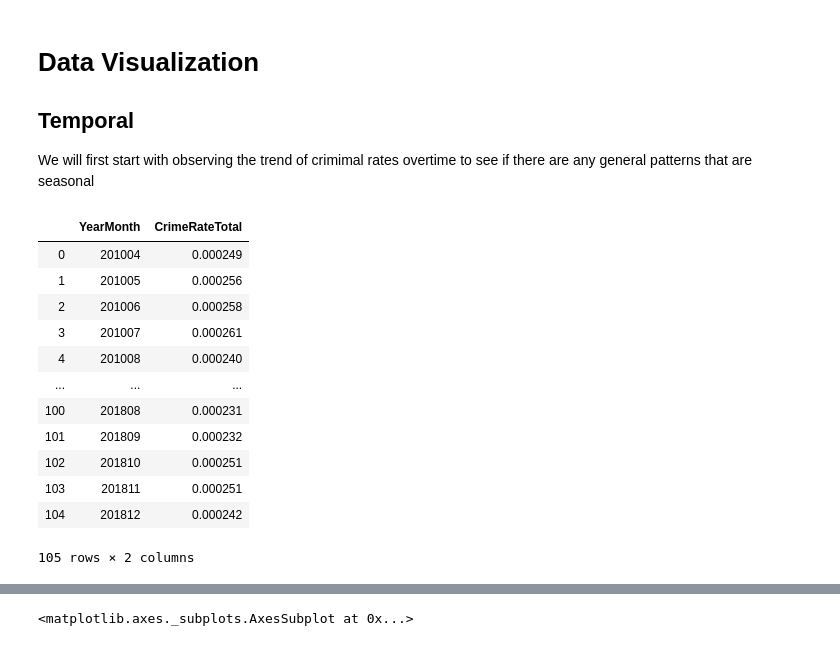
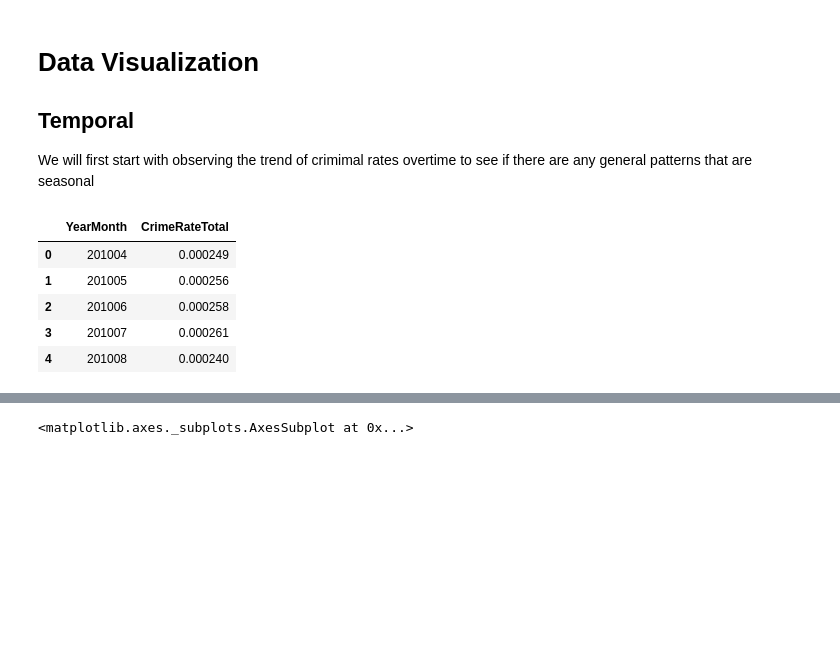
Before and after one commit to zdetor54/MSc-Data-Science, a Jupyter notebook: 01 - Visual Analytics/Individual Coursework/CrimeDataAnalysis.ipynb, the cells around one changed output, grey strips where cells are left out. Cells and saved outputs as stored; diff of their text form; code cells hidden in the pictures; blank space fills up the shorter version.

```diff
--- a/01 - Visual Analytics/Individual Coursework/CrimeDataAnalysis.ipynb
+++ b/01 - Visual Analytics/Individual Coursework/CrimeDataAnalysis.ipynb
@@ -180,21 +174,14 @@ df_crime_by_YearMonth.reset_index(inplace=True)
 df_crime_by_YearMonth = df_crime_by_YearMonth[['YearMonth','CrimeRate']]
 df_crime_by_YearMonth = df_crime_by_YearMonth.rename(columns={"CrimeRate": "CrimeRateTotal"})
 # %%
-df_crime_by_YearMonth
+df_crime_by_YearMonth.head()
 # %% [output]
 |  | YearMonth | CrimeRateTotal |
 | 0 | 201004 | 0.000249 |
 | 1 | 201005 | 0.000256 |
 | 2 | 201006 | 0.000258 |
 | 3 | 201007 | 0.000261 |
 | 4 | 201008 | 0.000240 |
-| ... | ... | ... |
-| 100 | 201808 | 0.000231 |
-| 101 | 201809 | 0.000232 |
-| 102 | 201810 | 0.000251 |
-| 103 | 201811 | 0.000251 |
-| 104 | 201812 | 0.000242 |
-105 rows × 2 columns
 # %%
 df_crime_by_YearMonth_MajorCategory = df_crime_imputed.groupby(by=['YearMonth','Year','Month','Major Category']).sum()
 df_crime_by_YearMonth_MajorCategory['CrimeRate'] = df_crime_by_YearMonth_MajorCategory['NumberOfCrimes']/df_crime_by_YearMonth_MajorCategory['PopulationImputed']
```
Also changed, not shown: parts of 16 cells of this notebook, 8 other files.
